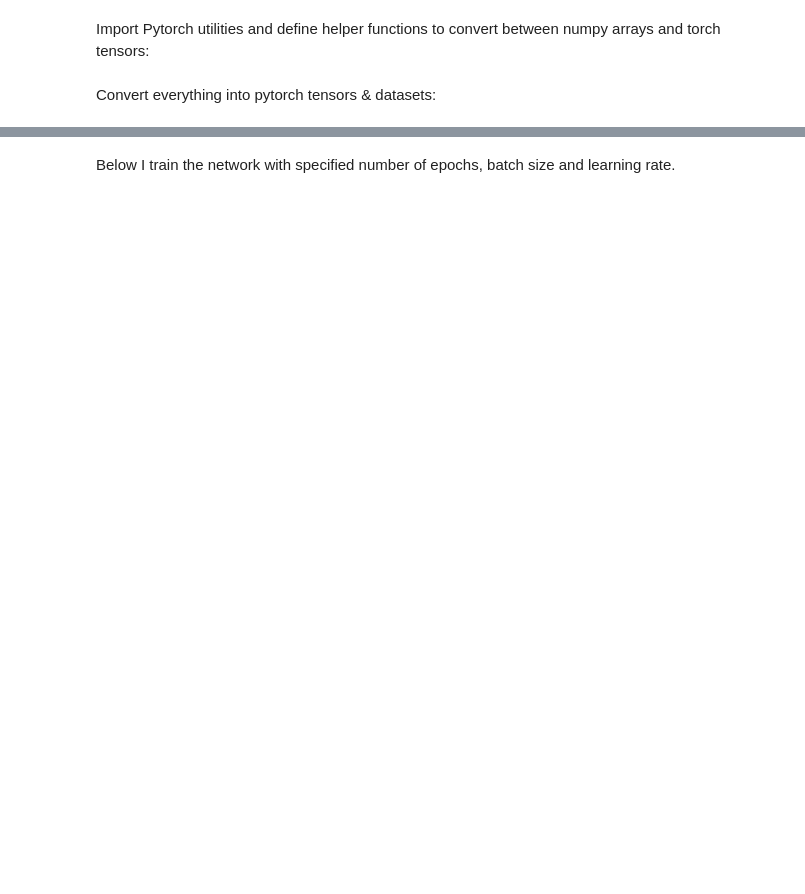
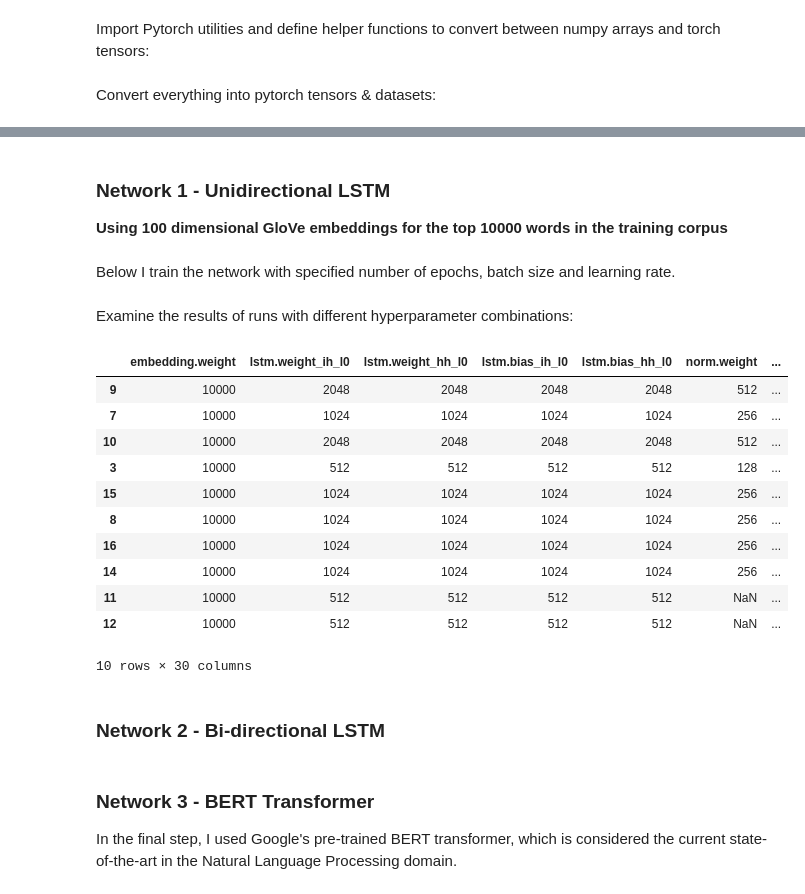
Before and after one commit to piotrbogdanski/twitter_semeval, a Jupyter notebook: twitter_semeval.ipynb, the cells around one changed output, grey strips where cells are left out. Saved outputs shown, nothing was run; the diff lists cells and outputs as text; code cells hidden in the pictures; blank space fills up the shorter version.

```diff
--- a/twitter_semeval.ipynb
+++ b/twitter_semeval.ipynb
@@ -728 +809,4 @@ Define the network architecture:
+# %% [markdown]
+### Network 1 - Unidirectional LSTM
+**Using 100 dimensional GloVe embeddings for the top 10000 words in the training corpus**
 # %%
@@ -751,0 +902,23 @@ Below I train the network with specified number of epochs, batch size and learni
+# %% [markdown]
+Examine the results of runs with different hyperparameter combinations:
+# %%
+res = []
+with open("lstm_results.txt","r") as f:
+    for line in f.readlines():
+        res.append(json.loads(line))
+pd.DataFrame(res).sort_values("f1_neg_vs_pos", ascending = False)[0:10]
+# %% [output]
+|  | embedding.weight | lstm.weight_ih_l0 | lstm.weight_hh_l0 | lstm.bias_ih_l0 | lstm.bias_hh_l0 | norm.weight | ... |
+| 9 | 10000 | 2048 | 2048 | 2048 | 2048 | 512 | ... |
+| 7 | 10000 | 1024 | 1024 | 1024 | 1024 | 256 | ... |
+| 10 | 10000 | 2048 | 2048 | 2048 | 2048 | 512 | ... |
+| 3 | 10000 | 512 | 512 | 512 | 512 | 128 | ... |
+| 15 | 10000 | 1024 | 1024 | 1024 | 1024 | 256 | ... |
+| 8 | 10000 | 1024 | 1024 | 1024 | 1024 | 256 | ... |
+| 16 | 10000 | 1024 | 1024 | 1024 | 1024 | 256 | ... |
+| 14 | 10000 | 1024 | 1024 | 1024 | 1024 | 256 | ... |
+| 11 | 10000 | 512 | 512 | 512 | 512 | NaN | ... |
+| 12 | 10000 | 512 | 512 | 512 | 512 | NaN | ... |
+10 rows × 30 columns
+# %% [markdown]
+### Network 2 - Bi-directional LSTM
@@ -751,0 +1020,3 @@ Below I train the network with specified number of epochs, batch size and learni
+# %% [markdown]
+### Network 3 -  BERT Transformer
+In the final step, I used Google's pre-trained BERT transformer, which is considered the current state-of-the-art in the Natural Language Processing domain.
```
Also changed, not shown: parts of 32 cells of this notebook.
